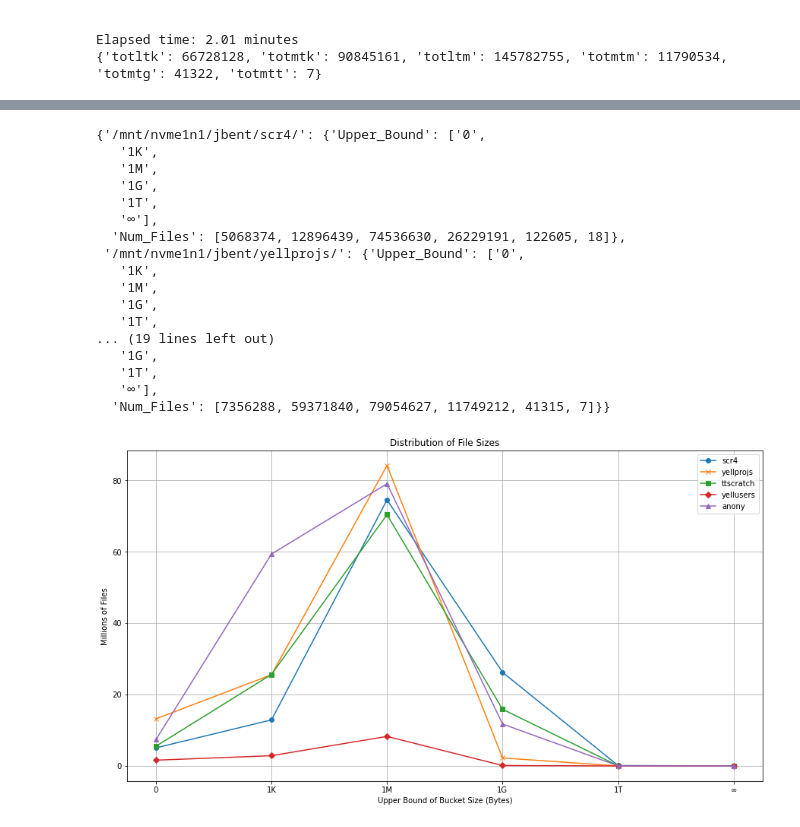
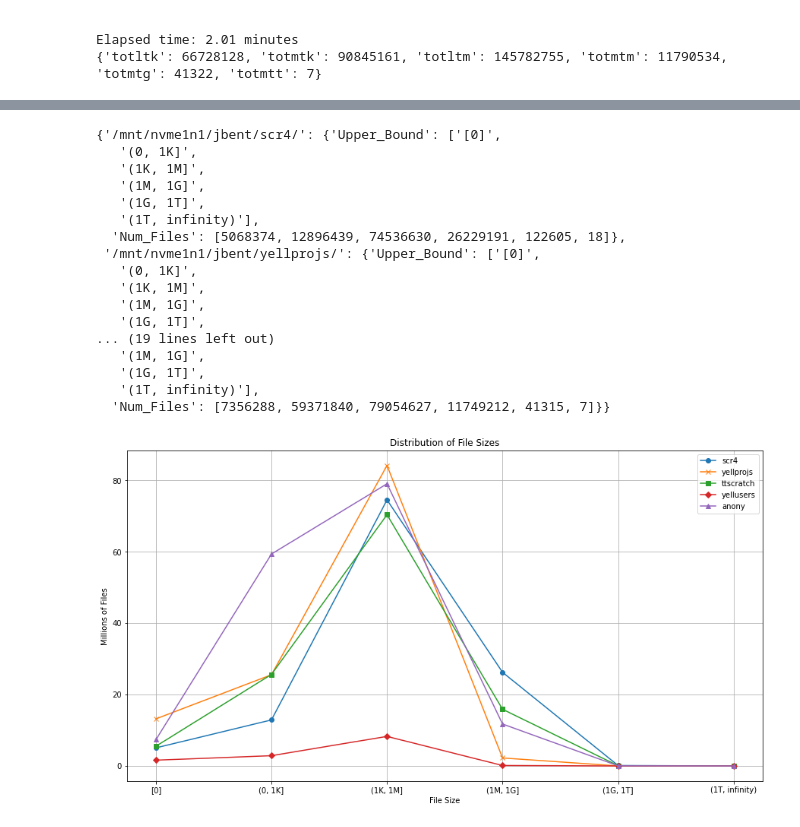
Before and after one commit to mar-file-system/GUFI, a Jupyter notebook: contrib/python/gufi_graphs2.ipynb, the cells around one changed output, grey strips where cells are left out. Saved outputs shown, nothing was run; the diff lists cells and outputs as text; code cells hidden in the pictures.

```diff
--- a/contrib/python/gufi_graphs2.ipynb
+++ b/contrib/python/gufi_graphs2.ipynb
@@ -205,17 +205,17 @@ def convert_to_dataframe(bins):
     infinity = '\u221E'
     data = { ub : [], nf : []}
     tot = bins['totltk'] + bins['totmtk']
-    data[ub].append('0')
+    data[ub].append('[0]')
     data[nf].append(bins['totzero'])
-    data[ub].append('1K')
+    data[ub].append('(0, 1K]')
     data[nf].append(bins['totltk'] - bins['totzero'])
-    data[ub].append('1M')
+    data[ub].append('(1K, 1M]')
     data[nf].append(bins['totmtk']-bins['totmtm'])
-    data[ub].append('1G')
+    data[ub].append('(1M, 1G]')
     data[nf].append(bins['totmtm'] - bins['totmtg'])
-    data[ub].append('1T')
+    data[ub].append('(1G, 1T]')
     data[nf].append(bins['totmtg'] - bins['totmtt'])
-    data[ub].append(infinity)
+    data[ub].append('(1T, infinity)')
     data[nf].append(bins['totmtt'])
     if tot != sum(data[nf]):
         print("Data error? Tot files of %d != tot files of %d" % (tot, sum(data[df])))
@@ -227,22 +227,22 @@ for ir,bins in all_bins.items():
 # %%
 dataframes
 # %% [output]
-{'/mnt/nvme1n1/jbent/scr4/': {'Upper_Bound': ['0',
-   '1K',
-   '1M',
-   '1G',
-   '1T',
-   '∞'],
+{'/mnt/nvme1n1/jbent/scr4/': {'Upper_Bound': ['[0]',
+   '(0, 1K]',
+   '(1K, 1M]',
+   '(1M, 1G]',
+   '(1G, 1T]',
+   '(1T, infinity)'],
   'Num_Files': [5068374, 12896439, 74536630, 26229191, 122605, 18]},
- '/mnt/nvme1n1/jbent/yellprojs/': {'Upper_Bound': ['0',
-   '1K',
-   '1M',
-   '1G',
-   '1T',
+ '/mnt/nvme1n1/jbent/yellprojs/': {'Upper_Bound': ['[0]',
+   '(0, 1K]',
+   '(1K, 1M]',
+   '(1M, 1G]',
+   '(1G, 1T]',
 ... (19 lines left out)
-   '1G',
-   '1T',
-   '∞'],
+   '(1M, 1G]',
+   '(1G, 1T]',
+   '(1T, infinity)'],
   'Num_Files': [7356288, 59371840, 79054627, 11749212, 41315, 7]}}
 # %%
 plt.figure(figsize=(15, 8))
@@ -250,32 +250,32 @@ plt.figure(figsize=(15, 8))
 # Plot the data as a line graph
 markers = ['o', 'x', 's', 'D', '^', 'v']
 for idx, (indexroot, df) in enumerate(dataframes.items()):
     shortname = indexroot.rstrip('/').split("/")[-1]
     plt.plot(df['Upper_Bound'], df['Num_Files'], marker=markers[idx], label=shortname)
 
 #plt.yscale('log', base=10)
 
 # y-tics are ugly, change them to be in values of millions
 # Get the current axis
 ax = plt.gca()
 
 def millions(x, pos):
     return f'{int(x/1e6)}'
 
 # Apply custom formatter
 formatter = FuncFormatter(millions)
 ax.yaxis.set_major_formatter(formatter)
 
 # Add labels and title
-plt.xlabel('Upper Bound of Bucket Size (Bytes)')
+plt.xlabel('File Size')
 plt.ylabel('Millions of Files')
 plt.title('Distribution of File Sizes')
 
 # Add grid and legend
 plt.grid(True)
 plt.legend()
 
 # Show the graph
 plt.show()
 # %% [output]
-[figure, old version]
+[figure, new version]
```
